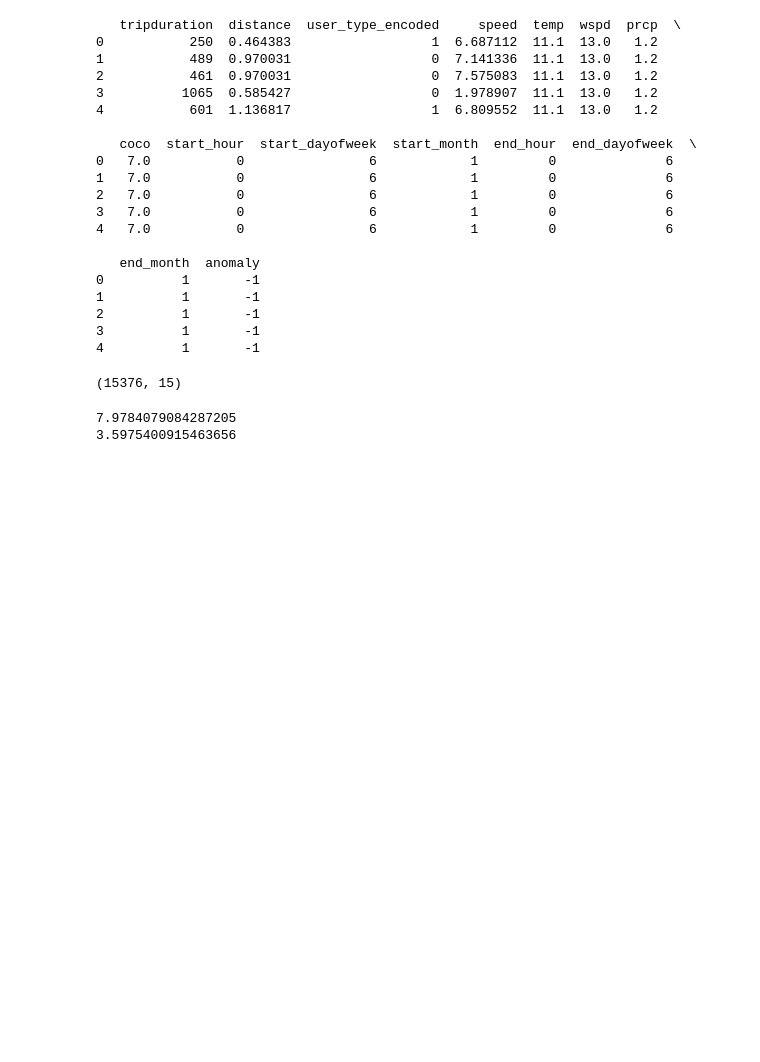
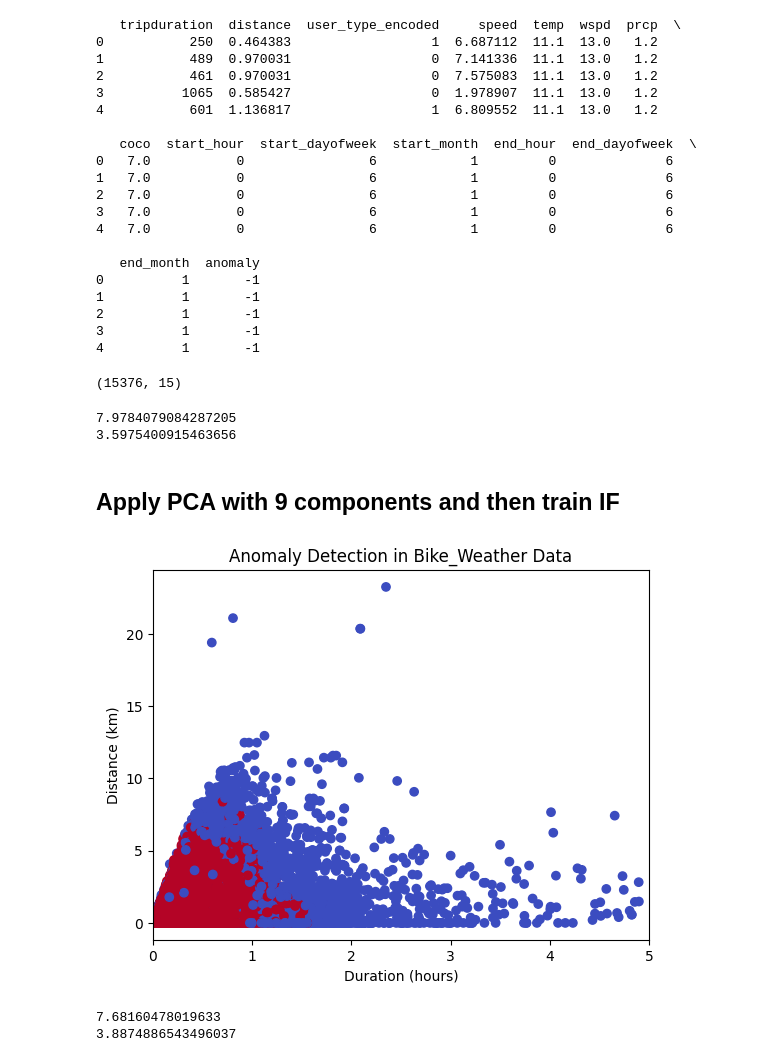
Before and after one commit to elnurisg/anomaly_detection_for_shared_mobility, a Jupyter notebook: unsupervised_fs.ipynb, the cells around one changed output. Cells and saved outputs as stored; diff of their text form; code cells hidden in the pictures; blank space fills up the shorter version.

Commit message:
Add IF with data from PCA with 9 components

```diff
--- a/unsupervised_fs.ipynb
+++ b/unsupervised_fs.ipynb
@@ -211,3 +211,30 @@ print(bike_weather_data[bike_weather_data['anomaly'] == 1]['coco'].mean())
 # %% [output]
 7.9784079084287205
 3.5975400915463656
+# %% [markdown]
+## Apply PCA with 9 components and then train IF
+# %%
+pca_bike_weather_data = dp.apply_pca(X, 9)
+# %%
+iso_forest = IsolationForest(n_estimators=100, max_samples=1024, contamination='auto')
+bike_weather_data['anomaly'] = iso_forest.fit_predict(pca_bike_weather_data)
+# %%
+# Visualize the anomalies (1 = normal, -1 = anomaly)
+plt.scatter(bike_weather_data['tripduration'] / 3600, bike_weather_data['distance'], c=bike_weather_data['anomaly'], cmap='coolwarm')
+
+plt.xlim(0, 5)
+
+plt.xlabel('Duration (hours)')
+plt.ylabel('Distance (km)')
+plt.title('Anomaly Detection in Bike_Weather Data')
+plt.show()
+
+anomalies = bike_weather_data[bike_weather_data['anomaly'] == -1]
+# %% [output]
+[figure, added]
+# %%
+print(anomalies['coco'].mean())
+print(bike_weather_data[bike_weather_data['anomaly'] == 1]['coco'].mean())
+# %% [output]
+7.68160478019633
+3.8874886543496037
```
Also changed, not shown: parts of 1 cell of this notebook.
